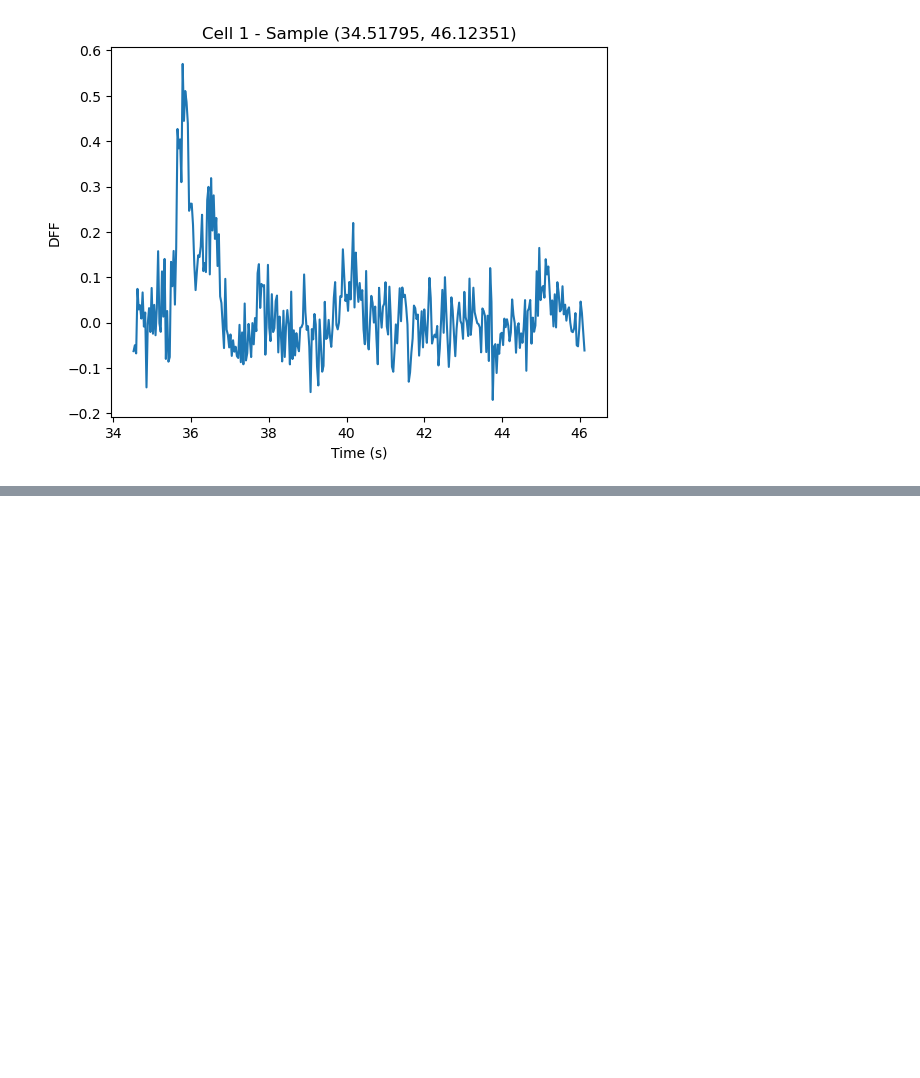
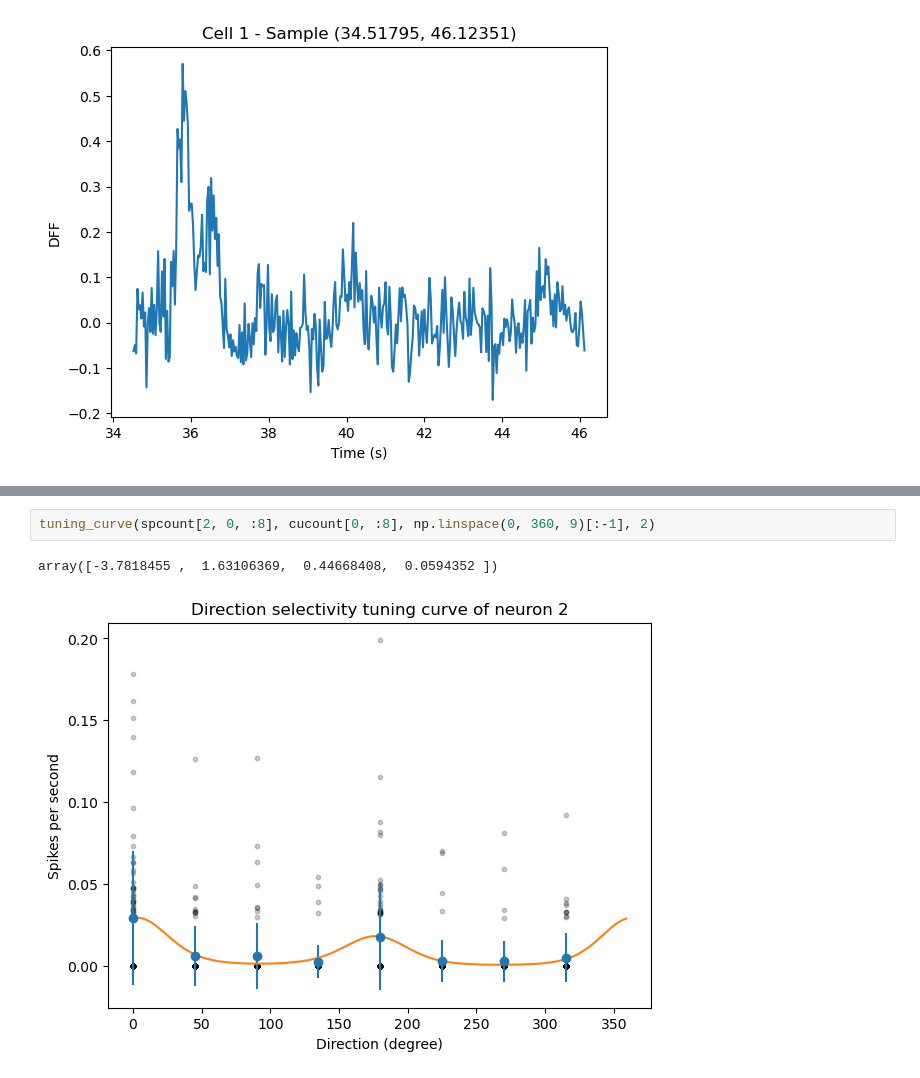
Before and after one commit to YIBoX-memorial/NDS, a Jupyter notebook: practical01.ipynb, the cells around one changed output, grey strips where cells are left out. Cells and saved outputs as stored; diff of their text form; blank space fills up the shorter version.

```diff
--- a/practical01.ipynb
+++ b/practical01.ipynb
@@ -310,0 +585,5 @@ for i in range(dff_sequence.shape[0]):
+# %%
+tuning_curve(spcount[2, 0, :8], cucount[0, :8], np.linspace(0, 360, 9)[:-1], 2)
+# %% [output]
+array([-3.7818455 ,  1.63106369,  0.44668408,  0.0594352 ])
+[figure, added]
```
Also changed, not shown: parts of 55 cells of this notebook.
